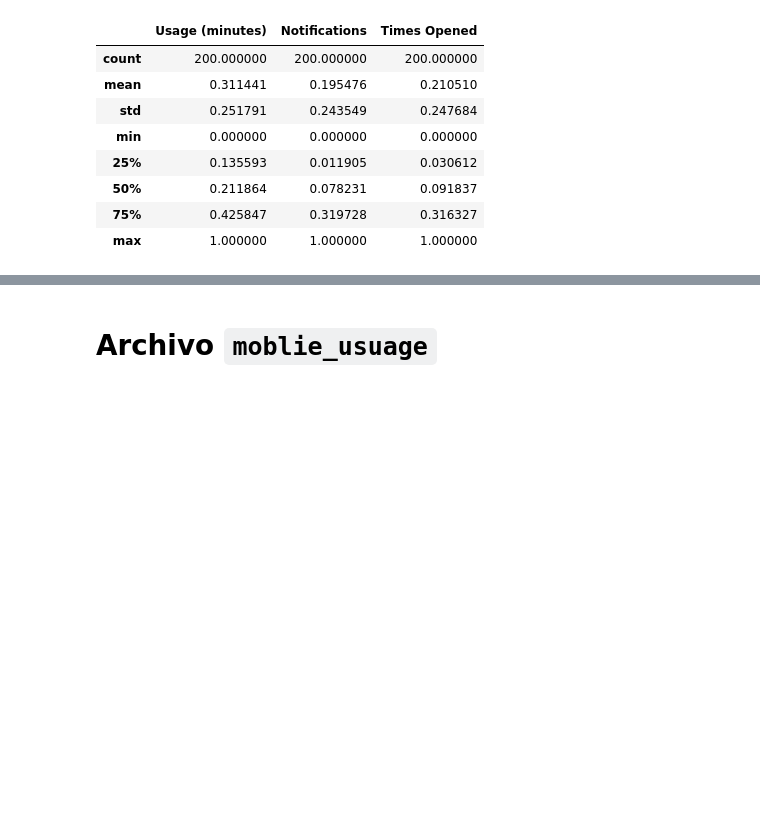
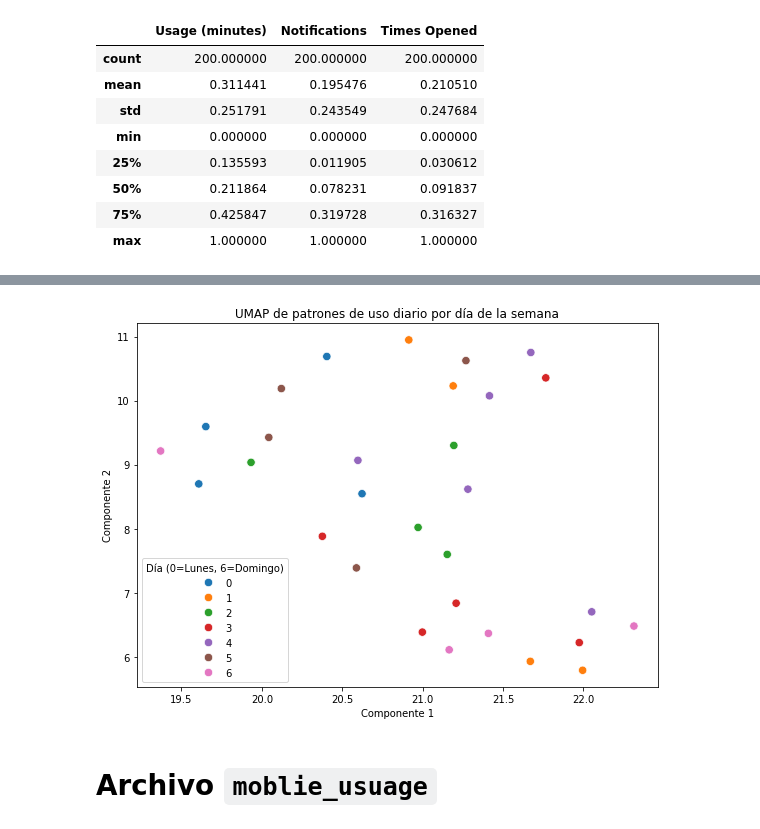
Before and after one commit to LunaGarces/proyecto_mineria, a Jupyter notebook: analisis_datos_T.ipynb, the cells around one changed output, grey strips where cells are left out. Drawn from its saved outputs; the diff is of its cells as text; code cells hidden in the pictures; blank space fills up the shorter version.

```diff
--- a/analisis_datos_T.ipynb
+++ b/analisis_datos_T.ipynb
@@ -222,3 +243,28 @@ df_screen_normalizado[columnas_normalizar].describe()
+# %%
+import pandas as pd
+import seaborn as sns
+import matplotlib.pyplot as plt
+import umap.umap_ as umap
+
+# Separar variables para UMAP
+X_umap = X.drop(columns=["Day"])  # solo las variables numéricas
+y = X["Day"]  # los días de la semana como etiquetas
+
+# Aplicar UMAP
+reducer = umap.UMAP(random_state=42)
+embedding = reducer.fit_transform(X_umap)
+
+# Visualización
+plt.figure(figsize=(8, 6))
+sns.scatterplot(x=embedding[:, 0], y=embedding[:, 1], hue=y, palette="tab10", s=70)
+plt.title("UMAP de patrones de uso diario por día de la semana")
+plt.xlabel("Componente 1")
+plt.ylabel("Componente 2")
+plt.legend(title="Día (0=Lunes, 6=Domingo)")
+plt.tight_layout()
+plt.show()
+# %% [output]
+[figure, added]
 # %% [markdown]
 # Archivo `moblie_usuage`
 # %% [markdown]
```
Also changed, not shown: parts of 11 cells of this notebook, 2 other files.
